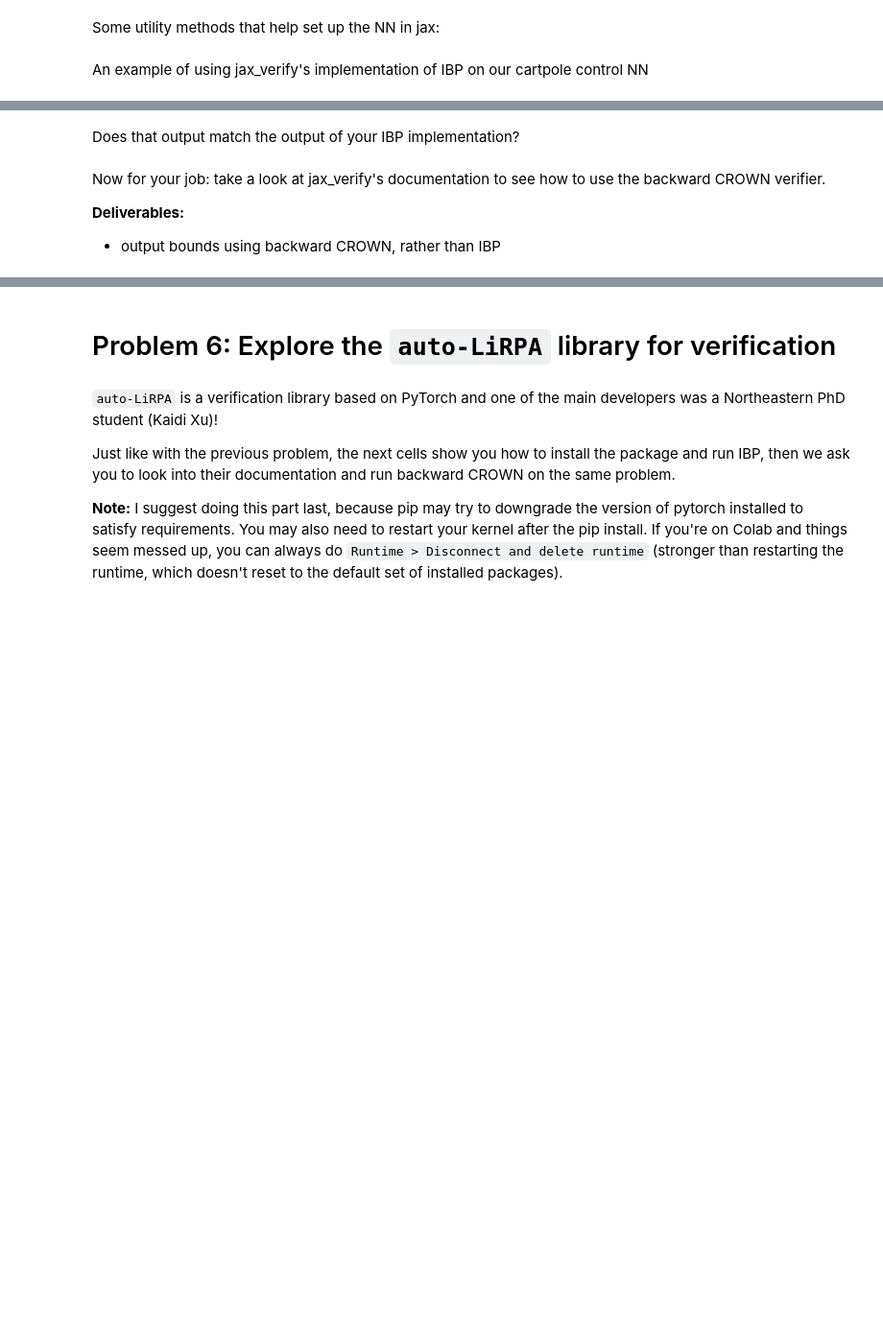
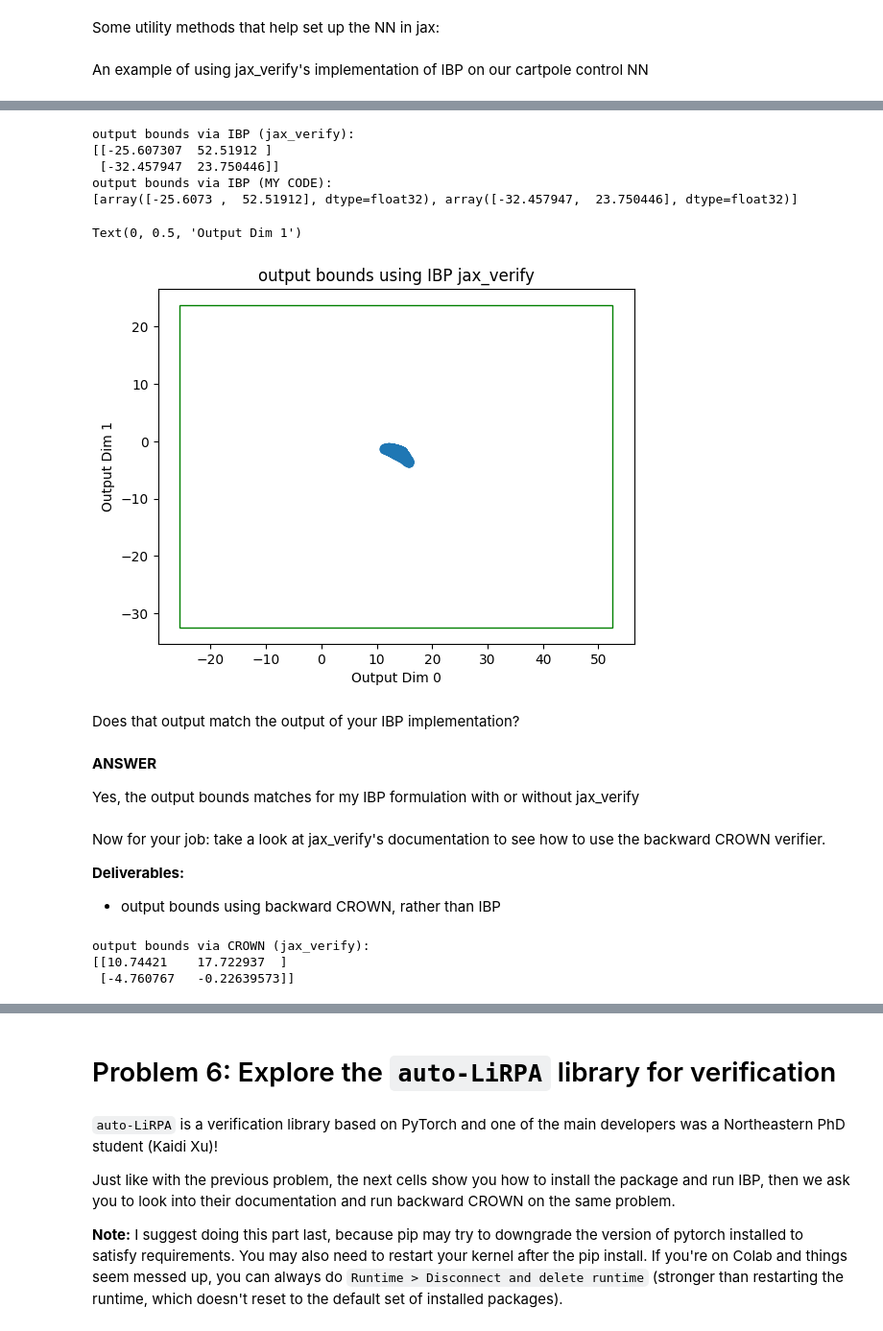
Before and after one commit to kmuenpra/EECE7268, a Jupyter notebook: EECE7268_HW2.ipynb, the cells around one changed output, grey strips where cells are left out. Shown at 96% size. Drawn from its saved outputs; the diff is of its cells as text; code cells hidden in the pictures; blank space fills up the shorter version.

```diff
--- a/EECE7268_HW2.ipynb
+++ b/EECE7268_HW2.ipynb
@@ -718,6 +783,11 @@ An example of using jax_verify's implementation of IBP on our cartpole control N
 # %%
 # Example of a fwd pass on the NN using jax
 nominal_output_jax = jax_model(jnp.array(nominal_input))
+
+#REDFINE INPUT RANGE, GIVEN IN THE BEGINNING
+epsilon = 0.1 # epsilon can be a scalar or a vec w/ same shape as nominal_input
+input_range = nominal_and_epsilon_to_range(nominal_input, epsilon)
+print(f"{input_range=}")
 
 # Example of computing bounds using IBP as implemented by jax_verify
 input_bounds = np_range_to_jax_interval(input_range)
@@ -728,8 +806,57 @@ print(f"output bounds via IBP (jax_verify): \n{output_range_ibp_jax}")
+# %%
+#Comparison for IBP
+print(f"output bounds via IBP (jax_verify): \n{output_range_ibp_jax}")
+print(f"output bounds via IBP (MY CODE): \n{output_range_ibp}")
+# %% [output]
+output bounds via IBP (jax_verify):
+[[-25.607307  52.51912 ]
+ [-32.457947  23.750446]]
+output bounds via IBP (MY CODE):
+[array([-25.6073 ,  52.51912], dtype=float32), array([-32.457947,  23.750446], dtype=float32)]
+# %%
+import matplotlib.pyplot as plt
+from matplotlib.patches import Rectangle
+
+output0_range  = output_range_ibp_jax[0,:]
+output1_range  = output_range_ibp_jax[1,:]
+
+fig, ax = plt.subplots()
+
+width  = output0_range[1] - output0_range[0]
+height = output1_range[1] - output1_range[0]
+r = Rectangle((output0_range[0], output1_range[0]), width, height, fill=False, edgecolor='green')
+ax.add_patch(r)
+ax.scatter(output_samples[:,0], output_samples[:,1])
+ax.set_title("output bounds using IBP jax_verify")
+ax.set_xlabel("Output Dim 0")
+ax.set_ylabel("Output Dim 1")
+# %% [output]
+Text(0, 0.5, 'Output Dim 1')
+[figure, added]
 # %% [markdown]
 Does that output match the output of your IBP implementation?
+# %% [markdown]
+**ANSWER**
+
+Yes, the output bounds matches for my IBP formulation with or without jax_verify
 # %% [markdown]
 Now for your job: take a look at jax_verify's documentation to see how to use the backward CROWN verifier.
 
 **Deliverables:**
 
 - output bounds using backward CROWN, rather than IBP
+# %%
+#REDFINE INPUT RANGE, GIVEN IN THE BEGINNING
+epsilon = 0.1 # epsilon can be a scalar or a vec w/ same shape as nominal_input
+input_range = nominal_and_epsilon_to_range(nominal_input, epsilon)
+
+input_bounds = np_range_to_jax_interval(input_range)
+output_bounds_CROWN_jax = jax_verify.backward_crown_bound_propagation(
+    jax_model, input_bounds)
+output_bounds_CROWN_jax = jax_interval_to_np_range(output_bounds_CROWN_jax)
+
+print(f"output bounds via CROWN (jax_verify): \n{output_bounds_CROWN_jax}")
+# %% [output]
+output bounds via CROWN (jax_verify):
+[[10.74421    17.722937  ]
+ [-4.760767   -0.22639573]]
```
Also changed, not shown: parts of 20 cells of this notebook.
